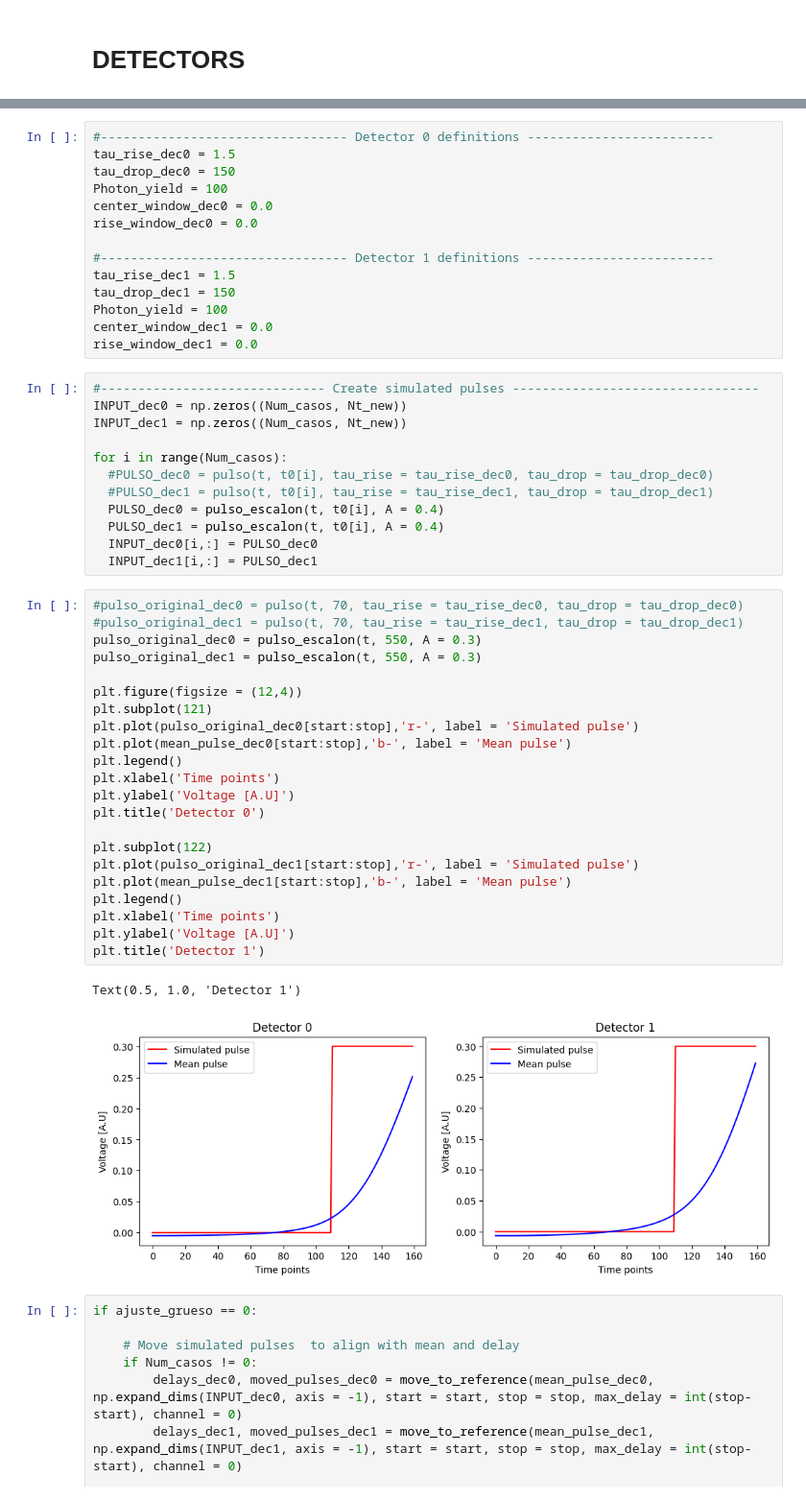
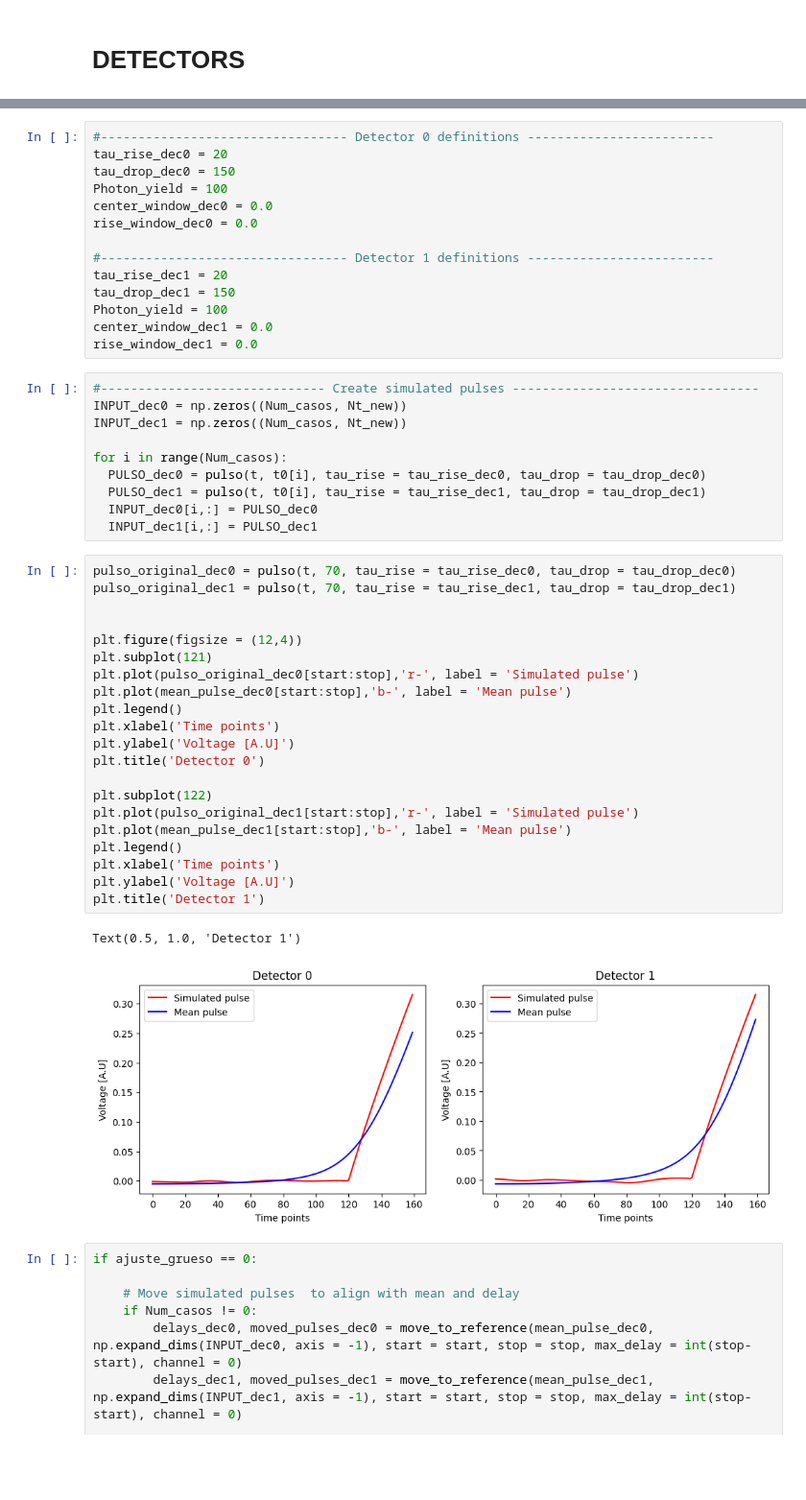
Before and after one commit to wjosefw/Signal-processing-with-Neural-networks, a Jupyter notebook: KAN.ipynb, the cells around one changed output, grey strips where cells are left out. Shown at 96% size. Drawn from its saved outputs; the diff is of its cells as text; blank space fills up the shorter version.

```diff
--- a/KAN.ipynb
+++ b/KAN.ipynb
@@ -108,14 +107,14 @@ Número de casos de entrenamiento de la práctica:  4795
 Número de casos de Test de la práctica:  0
 # %%
 #--------------------------------- Detector 0 definitions -------------------------
-tau_rise_dec0 = 1.5
+tau_rise_dec0 = 20
 tau_drop_dec0 = 150
 Photon_yield = 100
 center_window_dec0 = 0.0
 rise_window_dec0 = 0.0
 
 #--------------------------------- Detector 1 definitions -------------------------
-tau_rise_dec1 = 1.5
+tau_rise_dec1 = 20
 tau_drop_dec1 = 150
 Photon_yield = 100
 center_window_dec1 = 0.0
@@ -126,37 +125,34 @@ INPUT_dec0 = np.zeros((Num_casos, Nt_new))
 INPUT_dec1 = np.zeros((Num_casos, Nt_new))
 
 for i in range(Num_casos):
-  #PULSO_dec0 = pulso(t, t0[i], tau_rise = tau_rise_dec0, tau_drop = tau_drop_dec0)
-  #PULSO_dec1 = pulso(t, t0[i], tau_rise = tau_rise_dec1, tau_drop = tau_drop_dec1)
-  PULSO_dec0 = pulso_escalon(t, t0[i], A = 0.4)
-  PULSO_dec1 = pulso_escalon(t, t0[i], A = 0.4)
+  PULSO_dec0 = pulso(t, t0[i], tau_rise = tau_rise_dec0, tau_drop = tau_drop_dec0)
+  PULSO_dec1 = pulso(t, t0[i], tau_rise = tau_rise_dec1, tau_drop = tau_drop_dec1)
   INPUT_dec0[i,:] = PULSO_dec0
   INPUT_dec1[i,:] = PULSO_dec1
 # %%
-#pulso_original_dec0 = pulso(t, 70, tau_rise = tau_rise_dec0, tau_drop = tau_drop_dec0)
-#pulso_original_dec1 = pulso(t, 70, tau_rise = tau_rise_dec1, tau_drop = tau_drop_dec1)
-pulso_original_dec0 = pulso_escalon(t, 550, A = 0.3)
-pulso_original_dec1 = pulso_escalon(t, 550, A = 0.3)
+pulso_original_dec0 = pulso(t, 70, tau_rise = tau_rise_dec0, tau_drop = tau_drop_dec0)
+pulso_original_dec1 = pulso(t, 70, tau_rise = tau_rise_dec1, tau_drop = tau_drop_dec1)
+
 
 plt.figure(figsize = (12,4))
 plt.subplot(121)
 plt.plot(pulso_original_dec0[start:stop],'r-', label = 'Simulated pulse')
 plt.plot(mean_pulse_dec0[start:stop],'b-', label = 'Mean pulse')
 plt.legend()
 plt.xlabel('Time points')
 plt.ylabel('Voltage [A.U]')
 plt.title('Detector 0')
 
 plt.subplot(122)
 plt.plot(pulso_original_dec1[start:stop],'r-', label = 'Simulated pulse')
 plt.plot(mean_pulse_dec1[start:stop],'b-', label = 'Mean pulse')
 plt.legend()
 plt.xlabel('Time points')
 plt.ylabel('Voltage [A.U]')
 plt.title('Detector 1')
 # %% [output]
 Text(0.5, 1.0, 'Detector 1')
-[figure, old version]
+[figure, new version]
 # %%
 if ajuste_grueso == 0:
 
```
Also changed, not shown: parts of 11 cells of this notebook.
